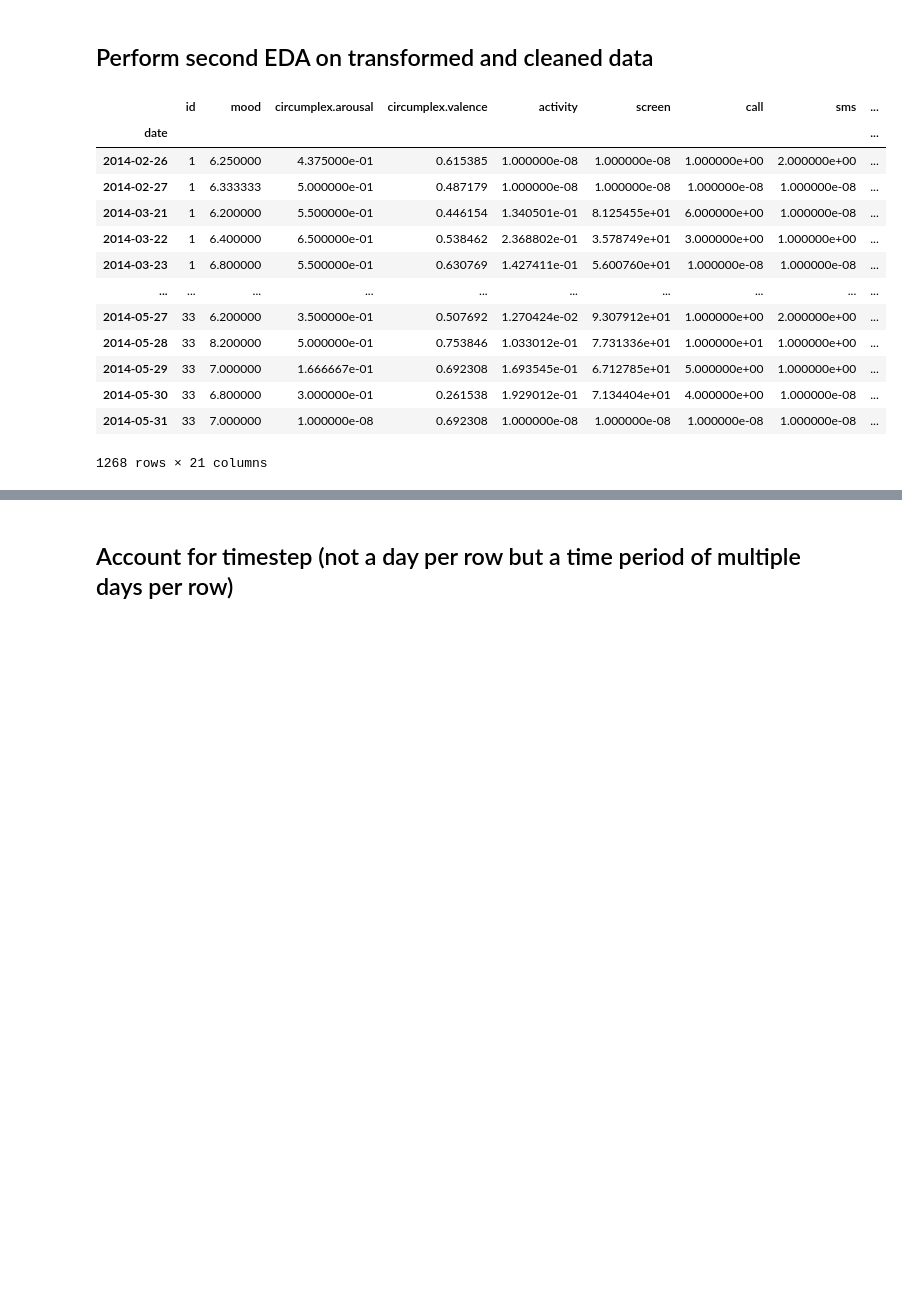
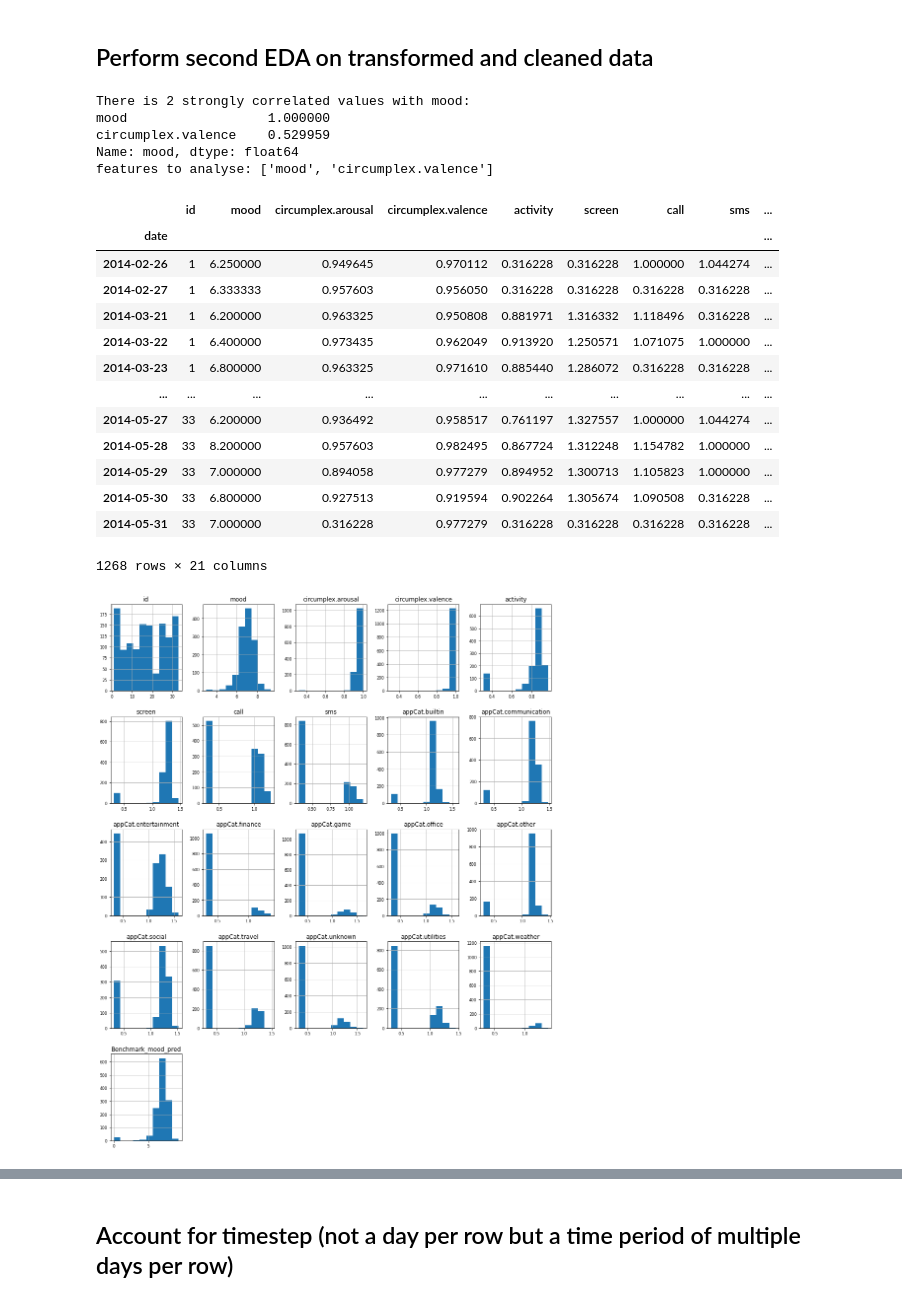
Before and after one commit to wiebetimmers/datamining, a Jupyter notebook: EDA2+classification+models.ipynb, the cells around one changed output, grey strips where cells are left out. Cells and saved outputs as stored; diff of their text form; code cells hidden in the pictures; blank space fills up the shorter version.

```diff
--- a/EDA2+classification+models.ipynb
+++ b/EDA2+classification+models.ipynb
@@ -11,7 +11,7 @@ from sklearn.metrics import mean_squared_error
 from sklearn.metrics import accuracy_score
 from sklearn.ensemble import RandomForestRegressor
 from sklearn.metrics import mean_absolute_error
-from math import sqrt
+from math import sqrt, log
 from sklearn.model_selection import GridSearchCV
 from sklearn.metrics import explained_variance_score
 from sklearn import preprocessing
@@ -26,7 +26,7 @@ df = pd.read_csv('realistic_data.csv')
 #df = pd.read_csv('nooutliers_data.csv')
 
 # Whether to plot everything or not
-PLOT_EDA2 = False
+PLOT_EDA2 = True
 # %% [markdown]
 ## Pre-process cleaned data
 # %%
@@ -145,6 +145,15 @@ df = df.replace(0, 0.00000001)
 no_mood = df.loc[:, (df.columns != 'mood') |
                     (df.columns != 'id') |
                     (df.columns != "Benchmark_mood_pred")].columns
-df[no_mood].transform('sqrt')
+print(no_mood)
+no_mood = ['circumplex.arousal', 'circumplex.valence', 'activity',
+       'screen', 'call', 'sms', 'appCat.builtin', 'appCat.communication',
+       'appCat.entertainment', 'appCat.finance', 'appCat.game',
+       'appCat.office', 'appCat.other', 'appCat.social', 'appCat.travel',
+       'appCat.unknown', 'appCat.utilities', 'appCat.weather']
+#df[no_mood].transform('sqrt')
+# Use sqrt sqrt transformation
+df[no_mood] = np.sqrt(df[no_mood])
+df[no_mood] = np.sqrt(df[no_mood])
 df
 # %% [output]
@@ -167,6 +183,7 @@ df
 # %%
 def print_plot_eda2(df):
     # distribution plots of all variables
+    df.reset_index(inplace=True) # needs index for plot
     df.hist(figsize=(16, 20), bins=10, xlabelsize=8, ylabelsize=8);
 
     # only valence correlated, however nothing done with outliers
@@ -176,44 +193,50 @@ def print_plot_eda2(df):
 
     # scatterplots of all variables against mood
     for i in range(1, len(df.columns)+1, 5):
         sns.pairplot(data=df,
                     x_vars=df.columns[i:i+5],
                     y_vars=['mood'])
 
-    # call correlates 1 on 1 with  app unknown and sms 1 on 1 with app office
+    # call correlates 1 on 1 with  app unknown and sms 1 on 1 with app office (only first participant)
     corr = df.corr()
     plt.figure(figsize=(12, 10))
     sns.heatmap(corr[(corr >= 0.4) | (corr <= -0.4)],
                 cmap='viridis', vmax=1.0, vmin=-1.0, linewidths=0.1,
                 annot=True, annot_kws={"size": 8}, square=True);
 
     features_to_analyse = [x for x in df.columns if x in golden_features_list]
     print('features to analyse:', features_to_analyse)
 
     ''' fig, ax = plt.subplots(round(len(features_to_analyse) / 3), 3, figsize = (18, 12))
 
     for i, ax in enumerate(fig.axes):
         if i < len(features_to_analyse) - 1:
             sns.regplot(x=features_to_analyse[i],y='mood', data=df[features_to_analyse], ax=ax)'''
-
+    df.set_index('date',inplace=True) # changes index back
     return
 
 if PLOT_EDA2:
     print_plot_eda2(df)
 
 df
 # %% [output]
+There is 2 strongly correlated values with mood:
+mood                  1.000000
+circumplex.valence    0.529959
+Name: mood, dtype: float64
+features to analyse: ['mood', 'circumplex.valence']
 |  | id | mood | circumplex.arousal | circumplex.valence | activity | screen | call | sms | ... |
 | date |  |  |  |  |  |  |  |  | ... |
-| 2014-02-26 | 1 | 6.250000 | 4.375000e-01 | 0.615385 | 1.000000e-08 | 1.000000e-08 | 1.000000e+00 | 2.000000e+00 | ... |
-| 2014-02-27 | 1 | 6.333333 | 5.000000e-01 | 0.487179 | 1.000000e-08 | 1.000000e-08 | 1.000000e-08 | 1.000000e-08 | ... |
-| 2014-03-21 | 1 | 6.200000 | 5.500000e-01 | 0.446154 | 1.340501e-01 | 8.125455e+01 | 6.000000e+00 | 1.000000e-08 | ... |
-| 2014-03-22 | 1 | 6.400000 | 6.500000e-01 | 0.538462 | 2.368802e-01 | 3.578749e+01 | 3.000000e+00 | 1.000000e+00 | ... |
-| 2014-03-23 | 1 | 6.800000 | 5.500000e-01 | 0.630769 | 1.427411e-01 | 5.600760e+01 | 1.000000e-08 | 1.000000e-08 | ... |
+| 2014-02-26 | 1 | 6.250000 | 0.949645 | 0.970112 | 0.316228 | 0.316228 | 1.000000 | 1.044274 | ... |
+| 2014-02-27 | 1 | 6.333333 | 0.957603 | 0.956050 | 0.316228 | 0.316228 | 0.316228 | 0.316228 | ... |
+| 2014-03-21 | 1 | 6.200000 | 0.963325 | 0.950808 | 0.881971 | 1.316332 | 1.118496 | 0.316228 | ... |
+| 2014-03-22 | 1 | 6.400000 | 0.973435 | 0.962049 | 0.913920 | 1.250571 | 1.071075 | 1.000000 | ... |
+| 2014-03-23 | 1 | 6.800000 | 0.963325 | 0.971610 | 0.885440 | 1.286072 | 0.316228 | 0.316228 | ... |
 | ... | ... | ... | ... | ... | ... | ... | ... | ... | ... |
-| 2014-05-27 | 33 | 6.200000 | 3.500000e-01 | 0.507692 | 1.270424e-02 | 9.307912e+01 | 1.000000e+00 | 2.000000e+00 | ... |
-| 2014-05-28 | 33 | 8.200000 | 5.000000e-01 | 0.753846 | 1.033012e-01 | 7.731336e+01 | 1.000000e+01 | 1.000000e+00 | ... |
-| 2014-05-29 | 33 | 7.000000 | 1.666667e-01 | 0.692308 | 1.693545e-01 | 6.712785e+01 | 5.000000e+00 | 1.000000e+00 | ... |
-| 2014-05-30 | 33 | 6.800000 | 3.000000e-01 | 0.261538 | 1.929012e-01 | 7.134404e+01 | 4.000000e+00 | 1.000000e-08 | ... |
-| 2014-05-31 | 33 | 7.000000 | 1.000000e-08 | 0.692308 | 1.000000e-08 | 1.000000e-08 | 1.000000e-08 | 1.000000e-08 | ... |
+| 2014-05-27 | 33 | 6.200000 | 0.936492 | 0.958517 | 0.761197 | 1.327557 | 1.000000 | 1.044274 | ... |
+| 2014-05-28 | 33 | 8.200000 | 0.957603 | 0.982495 | 0.867724 | 1.312248 | 1.154782 | 1.000000 | ... |
+| 2014-05-29 | 33 | 7.000000 | 0.894058 | 0.977279 | 0.894952 | 1.300713 | 1.105823 | 1.000000 | ... |
+| 2014-05-30 | 33 | 6.800000 | 0.927513 | 0.919594 | 0.902264 | 1.305674 | 1.090508 | 0.316228 | ... |
+| 2014-05-31 | 33 | 7.000000 | 0.316228 | 0.977279 | 0.316228 | 0.316228 | 0.316228 | 0.316228 | ... |
-1268 rows × 21 columns
+1268 rows × 21 columns
+[figure, added]
```
Also changed, not shown: parts of 12 cells of this notebook.
